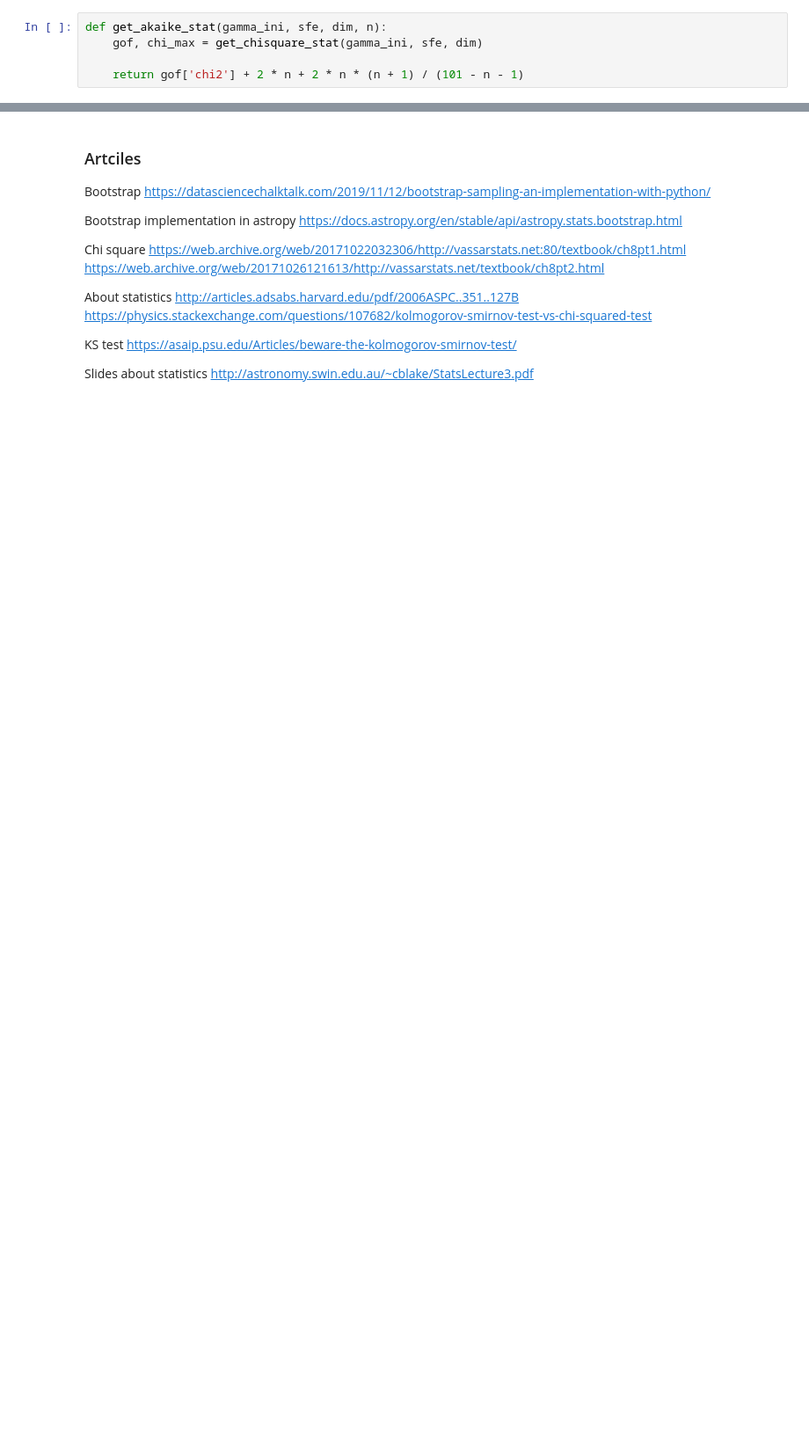
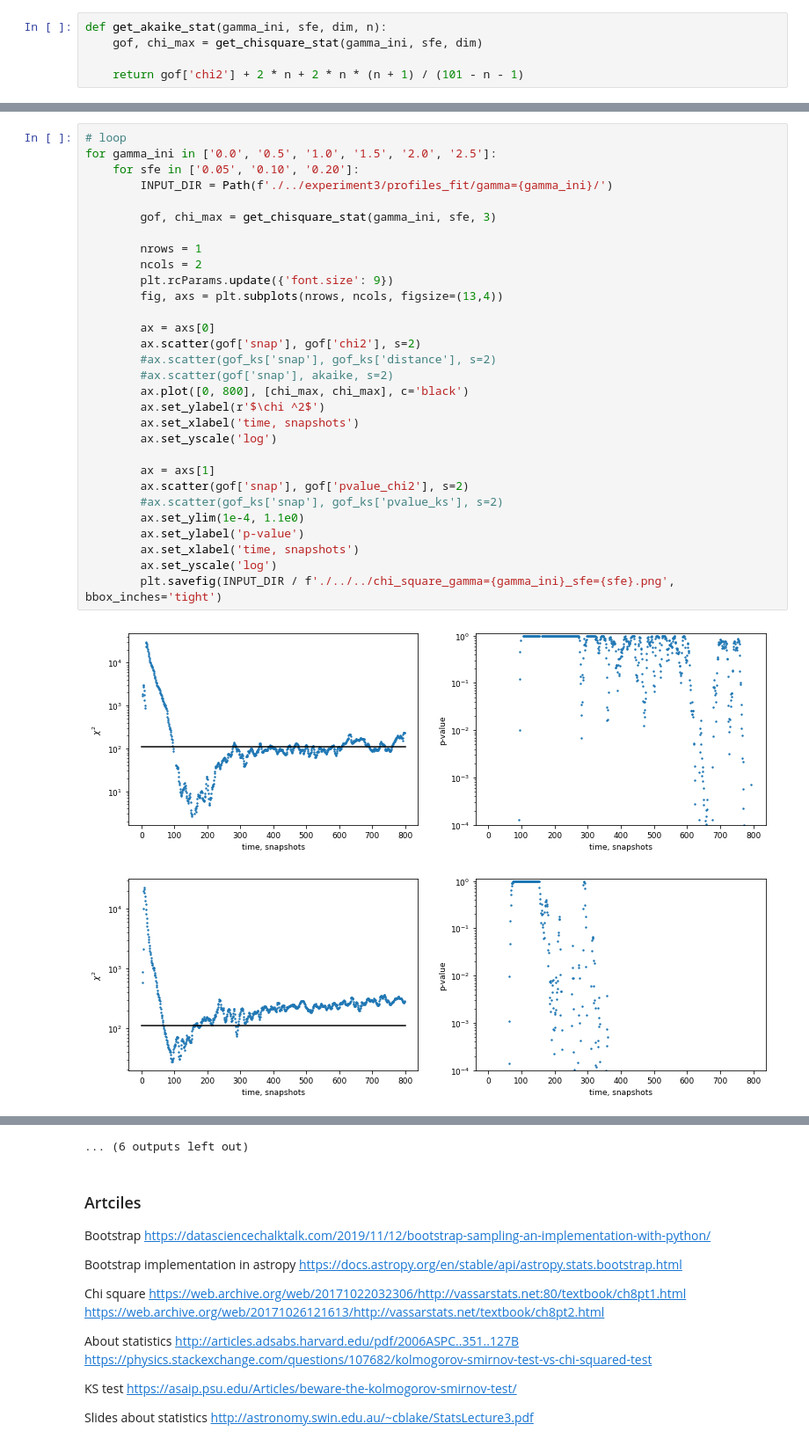
Before and after one commit to olgaborodina/N-body_simulations_analysis, a Jupyter notebook: goodness-of-fit.ipynb, the cells around one changed output, grey strips where cells are left out. Shown at 88% size. Saved outputs shown, nothing was run; the diff lists cells and outputs as text; blank space fills up the shorter version.

```diff
--- a/goodness-of-fit.ipynb
+++ b/goodness-of-fit.ipynb
@@ -82,0 +96,33 @@ ax.set_yscale('log')
+# %%
+# loop
+for gamma_ini in ['0.0', '0.5', '1.0', '1.5', '2.0', '2.5']:
+    for sfe in ['0.05', '0.10', '0.20']:
+        INPUT_DIR = Path(f'./../experiment3/profiles_fit/gamma={gamma_ini}/')
+
+        gof, chi_max = get_chisquare_stat(gamma_ini, sfe, 3)
+
+        nrows = 1
+        ncols = 2
+        plt.rcParams.update({'font.size': 9})
+        fig, axs = plt.subplots(nrows, ncols, figsize=(13,4))
+
+        ax = axs[0]
+        ax.scatter(gof['snap'], gof['chi2'], s=2)
+        #ax.scatter(gof_ks['snap'], gof_ks['distance'], s=2)
+        #ax.scatter(gof['snap'], akaike, s=2)
+        ax.plot([0, 800], [chi_max, chi_max], c='black')
+        ax.set_ylabel(r'$\chi ^2$')
+        ax.set_xlabel('time, snapshots')
+        ax.set_yscale('log')
+
+        ax = axs[1]
+        ax.scatter(gof['snap'], gof['pvalue_chi2'], s=2)
+        #ax.scatter(gof_ks['snap'], gof_ks['pvalue_ks'], s=2)
+        ax.set_ylim(1e-4, 1.1e0)
+        ax.set_ylabel('p-value')
+        ax.set_xlabel('time, snapshots')
+        ax.set_yscale('log')
+        plt.savefig(INPUT_DIR / f'./../../chi_square_gamma={gamma_ini}_sfe={sfe}.png', bbox_inches='tight')
+# %% [output]
+[figure, added]
+[figure, added]
@@ -83,3 +139,4 @@ ax.set_yscale('log')
+... (6 outputs left out)
 # %% [markdown]
 ### Artciles
 
```
Also changed, not shown: parts of 6 cells of this notebook.
